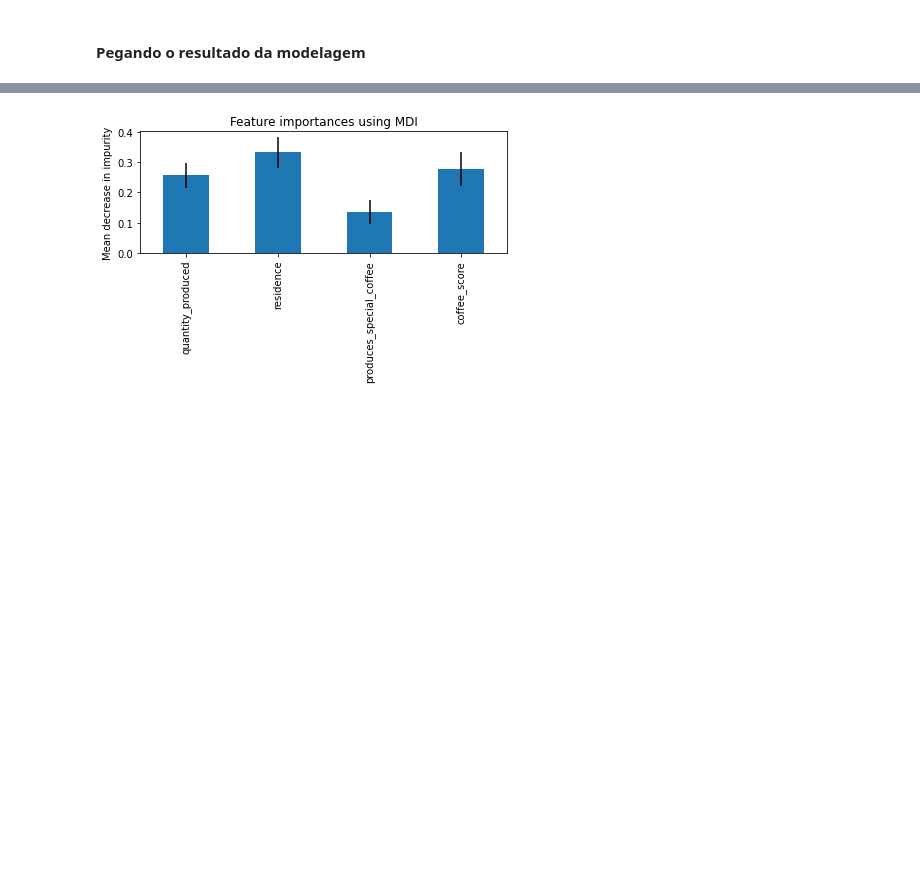
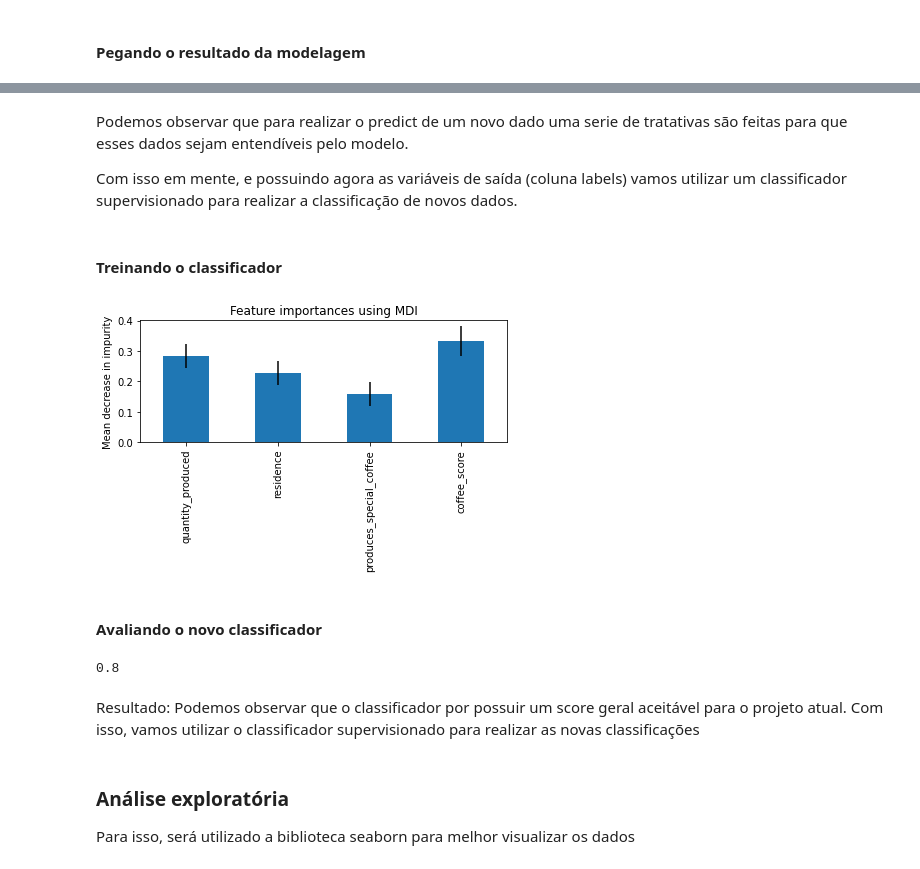
Before and after one commit to Brendhon/conecta-cafe-ml, a Jupyter notebook: Projeto C318.ipynb, the cells around one changed output, grey strips where cells are left out. Cells and saved outputs as stored; diff of their text form; code cells hidden in the pictures; blank space fills up the shorter version.

```diff
--- a/Projeto C318.ipynb
+++ b/Projeto C318.ipynb
@@ -358,13 +359,13 @@ k = 4
 model = KMeans(n_clusters = k, init = "k-means++")
 
 # Ajustando modelo com base nos dados fornecidos pelo PCA
-fitting = model.fit(pca_consumer_df)
+model_v1 = model.fit(pca_consumer_df)
 
 # Pegando centroids
-centers = fitting.cluster_centers_
+centers = model_v1.cluster_centers_
 
 # Visualizando dados modelados e agrupados
-plt.scatter(pca_consumer_df[:, 0], pca_consumer_df[:, 1], c= fitting.labels_.astype(float), s=50, alpha=0.5)
+plt.scatter(pca_consumer_df[:, 0], pca_consumer_df[:, 1], c= model_v1.labels_.astype(float), s=50, alpha=0.5)
 plt.scatter(centers[:, 0], centers[:, 1], marker="o", color='r', label='centroids')
 plt.legend(scatterpoints=1)
 plt.show()
@@ -460,13 +629,13 @@ k = 4
 model = KMeans(n_clusters = k, init = "k-means++")
 
 # Ajustando modelo com base nos dados fornecidos pelo PCA
-fitting = model.fit(pca_producer_df)
+model_v1 = model.fit(pca_producer_df)
 
 # Pegando centroids
-centers = fitting.cluster_centers_
+centers = model_v1.cluster_centers_
 
 # Visualizando dados modelados e agrupados
-plt.scatter(pca_producer_df[:, 0], pca_producer_df[:, 1], c= fitting.labels_.astype(float), s=50, alpha=0.5)
+plt.scatter(pca_producer_df[:, 0], pca_producer_df[:, 1], c= model_v1.labels_.astype(float), s=50, alpha=0.5)
 plt.scatter(centers[:, 0], centers[:, 1], marker="o", color='r', label='centroids')
 plt.legend(scatterpoints=1)
 plt.show()
@@ -476,7 +645,7 @@ plt.show()
 #### Pegando o resultado da modelagem
 # %%
 # Realizando o predict para encontrar os labels
-labels = fitting.predict(pca_producer_df)
+labels = model_v1.predict(pca_producer_df)
 
 # Criando nova coluna com os Labels
 producer_df['labels'] = labels
@@ -507,6 +667,4 @@ plt.scatter(producer_df['quantity_produced'], producer_df['coffee_score'], c = p
 # %%
-from sklearn.model_selection import train_test_split
-from sklearn.ensemble import RandomForestClassifier
 
 aux = producer_df.iloc[:, :].drop(columns=['id'])
 
@@ -514,7 +672,7 @@ aux_norm = scaler.fit_transform(aux)
 
 aux_pca_norm = pca.fit_transform(aux_norm)
 
-label_predict = fitting.predict(aux_pca_norm)
+label_predict = model_v1.predict(aux_pca_norm)
 
 label_predict
 
@@ -539,12 +718,51 @@ Index(['quantity_produced', 'residence', 'produces_special_coffee',
+# %% [markdown]
+Podemos observar que para realizar o predict de um novo dado uma serie de tratativas são feitas para que esses dados sejam entendíveis pelo modelo.
+
+Com isso em mente, e possuindo agora as variáveis de saída (coluna labels) vamos utilizar um classificador supervisionado para realizar a classificação de novos dados.
+# %% [markdown]
+#### Treinando o classificador
 # %%
+# Separando dados para teste e para o predict
+X_train, X_test, y_train, y_test = train_test_split(aux.drop(columns=['labels']), aux['labels'], random_state=42, test_size=0.3)
+
+# Declarando o ramdom forest
+forest = RandomForestClassifier(random_state=0)
+
+# Trainando o modelo
+forest.fit(X_train, y_train)
+
+# Criando um serie par visualizar melhor as features importantes
 forest_importances = pd.Series(importances, index=X_train.columns)
 
+# Pegando o desvio padrão
 std = np.std([tree.feature_importances_ for tree in forest.estimators_], axis=0)
 
+# Visualizando as variavies mais importantes para o classificador
 fig, ax = plt.subplots()
 forest_importances.plot.bar(yerr=std, ax=ax)
 ax.set_title("Feature importances using MDI")
 ax.set_ylabel("Mean decrease in impurity")
 fig.tight_layout()
 # %% [output]
-[figure, old version]
+[figure, new version]
+# %% [markdown]
+#### Avaliando o novo classificador
+# %%
+from sklearn.metrics import accuracy_score
+
+new_producer_df = producer_df.iloc[10:20, :]
+
+y_true = new_producer_df['labels']
+x_real = new_producer_df.drop(columns=['labels', 'id'])
+
+y_pred = forest.predict(x_real)
+
+# Avaliando o classificador
+accuracy_score(y_true, y_pred)
+# %% [output]
+0.8
+# %% [markdown]
+Resultado: Podemos observar que o classificador por possuir um score geral aceitável para o projeto atual. Com isso, vamos utilizar o classificador supervisionado para realizar as novas classificações
+# %% [markdown]
+### Análise exploratória
+Para isso, será utilizado a biblioteca seaborn para melhor visualizar os dados
```
Also changed, not shown: parts of 63 cells of this notebook, 3 other files.
